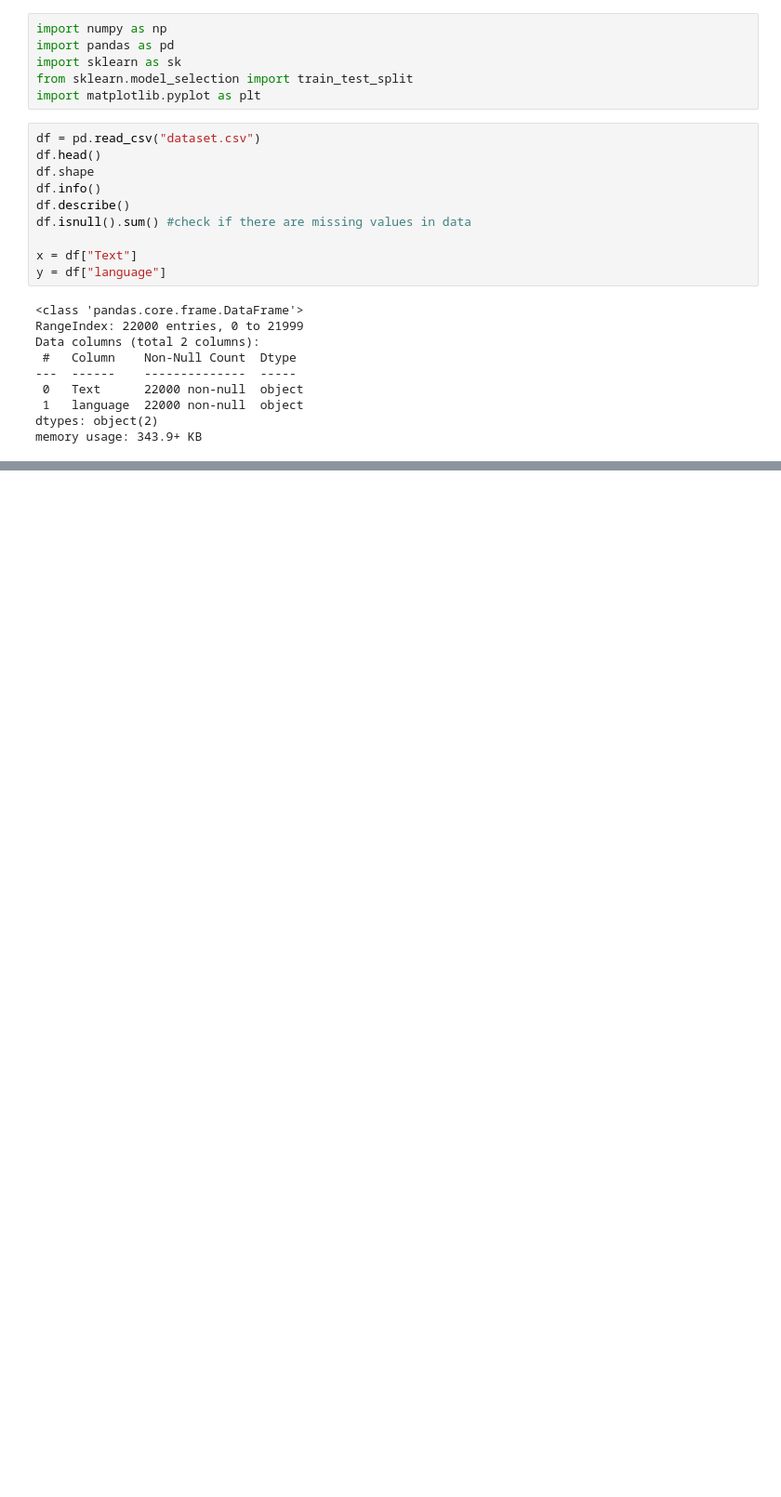
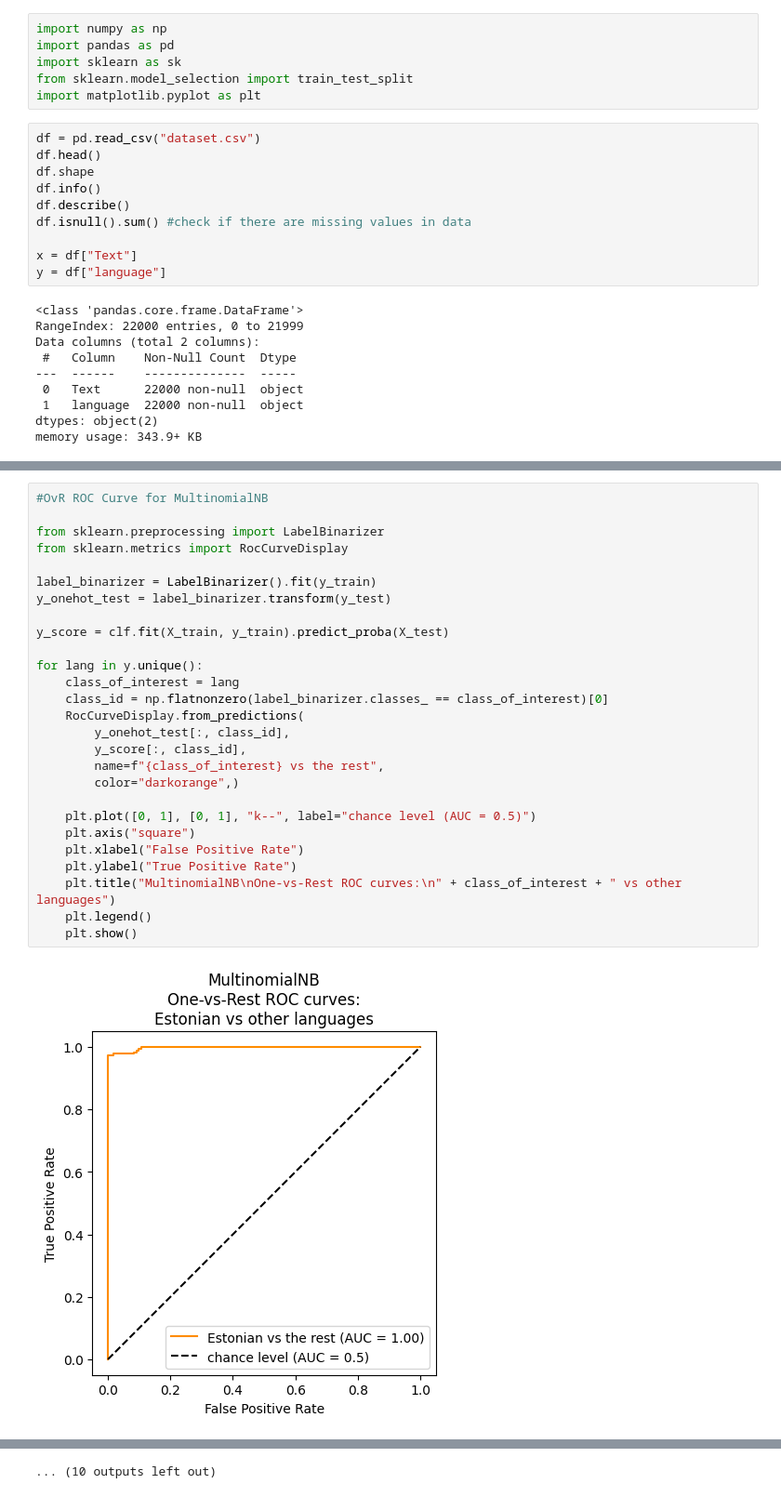
Before and after one commit to yeetzpxoci/language_recognition, a Jupyter notebook: project.ipynb, the cells around one changed output, grey strips where cells are left out. Shown at 93% size. Saved outputs shown, nothing was run; the diff lists cells and outputs as text; blank space fills up the shorter version.

```diff
--- a/project.ipynb
+++ b/project.ipynb
@@ -78 +79,30 @@ print(clf.predict(vectorize(text, vectorizer, empty_features))) # you can predic
 ['Dutch']
+# %%
+#OvR ROC Curve for MultinomialNB
+
+from sklearn.preprocessing import LabelBinarizer
+from sklearn.metrics import RocCurveDisplay
+
+label_binarizer = LabelBinarizer().fit(y_train)
+y_onehot_test = label_binarizer.transform(y_test)
+
+y_score = clf.fit(X_train, y_train).predict_proba(X_test)
+
+for lang in y.unique():
+    class_of_interest = lang
+    class_id = np.flatnonzero(label_binarizer.classes_ == class_of_interest)[0]
+    RocCurveDisplay.from_predictions(
+        y_onehot_test[:, class_id],
+        y_score[:, class_id],
+        name=f"{class_of_interest} vs the rest",
+        color="darkorange",)
+
+    plt.plot([0, 1], [0, 1], "k--", label="chance level (AUC = 0.5)")
+    plt.axis("square")
+    plt.xlabel("False Positive Rate")
+    plt.ylabel("True Positive Rate")
+    plt.title("MultinomialNB\nOne-vs-Rest ROC curves:\n" + class_of_interest + " vs other languages")
+    plt.legend()
+    plt.show()
+# %% [output]
+[figure, added]
@@ -79,3 +120,4 @@ print(clf.predict(vectorize(text, vectorizer, empty_features))) # you can predic
+... (10 outputs left out)
 # %%
 #KNN classifier
 from sklearn.neighbors import KNeighborsClassifier
```
Also changed, not shown: parts of 11 cells of this notebook, 1 other file.
